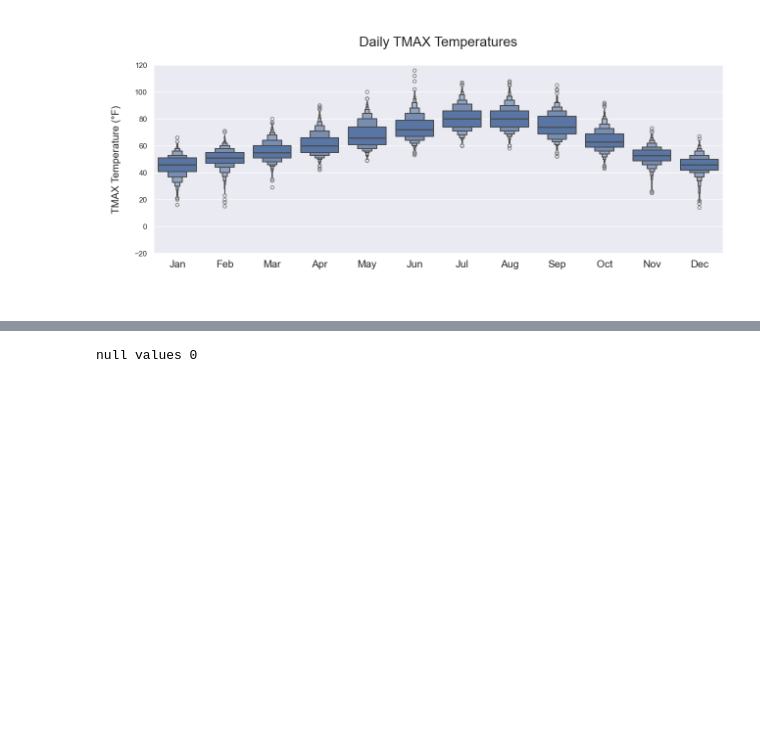
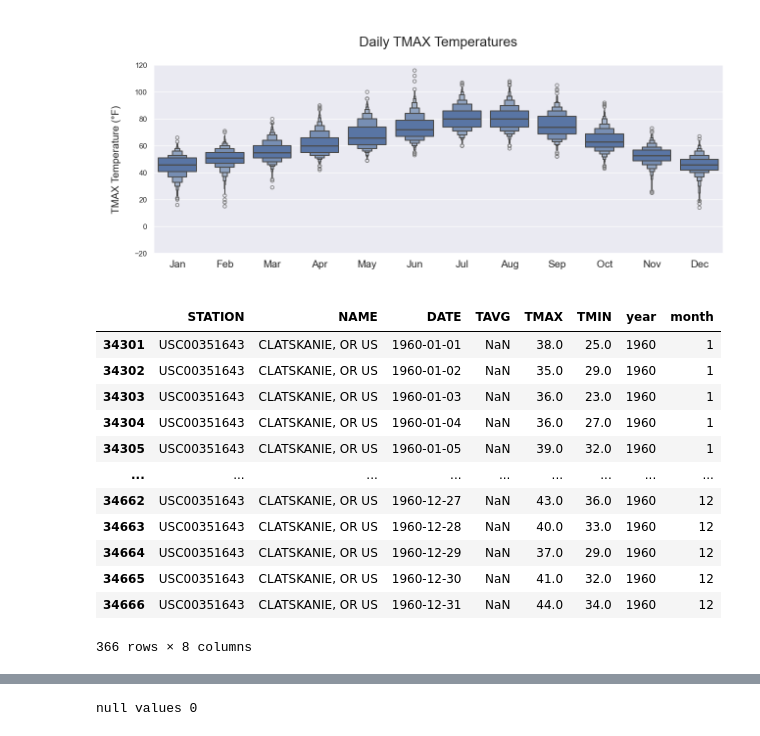
Before and after one commit to wpbSabi/weather_python, a Jupyter notebook: notebooks/compare_temperature.ipynb, the cells around one changed output, grey strips where cells are left out. Saved outputs shown, nothing was run; the diff lists cells and outputs as text; code cells hidden in the pictures; blank space fills up the shorter version.

```diff
--- a/notebooks/compare_temperature.ipynb
+++ b/notebooks/compare_temperature.ipynb
@@ -99,13 +99,4 @@ functions.plot_monthly_temp_plots(df1, metric='TMAX', ylim_low=-20, ylim_high=12
 functions.plot_monthly_temp_plots(df2, metric='TMAX', ylim_low=-20, ylim_high=120)
 # %% [output]
 [figure]
-# %% [markdown]
-<!-- <a id="usda_hardiness_zones"></a>
-
-## USDA Plant Hardiness Zones
-* A USDA hardiness zone is defined by the minimum annual temperature at a station, averaged over the last 30 years
-* For example, by this metric
-    * USDA Zone 8a falls within 10°F and 15°F
-    * USDA Zone 8b falls within 15°F and 20°F
-    * USDA Zone 9a falls within 20°F and 25°F -->
 # %%
@@ -134,3 +124,21 @@ df = df1.merge(df2,
           how='inner',
           suffixes=(df1_suffix, df2_suffix)
           ).drop(['STATION' + df1_suffix, 'STATION' + df2_suffix], axis=1)
+# %%
+df1.year.unique()
+a = df1[df1.year==1960]
+a
+# %% [output]
+|  | STATION | NAME | DATE | TAVG | TMAX | TMIN | year | month |
+| 34301 | USC00351643 | CLATSKANIE, OR US | 1960-01-01 | NaN | 38.0 | 25.0 | 1960 | 1 |
+| 34302 | USC00351643 | CLATSKANIE, OR US | 1960-01-02 | NaN | 35.0 | 29.0 | 1960 | 1 |
+| 34303 | USC00351643 | CLATSKANIE, OR US | 1960-01-03 | NaN | 36.0 | 23.0 | 1960 | 1 |
+| 34304 | USC00351643 | CLATSKANIE, OR US | 1960-01-04 | NaN | 36.0 | 27.0 | 1960 | 1 |
+| 34305 | USC00351643 | CLATSKANIE, OR US | 1960-01-05 | NaN | 39.0 | 32.0 | 1960 | 1 |
+| ... | ... | ... | ... | ... | ... | ... | ... | ... |
+| 34662 | USC00351643 | CLATSKANIE, OR US | 1960-12-27 | NaN | 43.0 | 36.0 | 1960 | 12 |
+| 34663 | USC00351643 | CLATSKANIE, OR US | 1960-12-28 | NaN | 40.0 | 33.0 | 1960 | 12 |
+| 34664 | USC00351643 | CLATSKANIE, OR US | 1960-12-29 | NaN | 37.0 | 29.0 | 1960 | 12 |
+| 34665 | USC00351643 | CLATSKANIE, OR US | 1960-12-30 | NaN | 41.0 | 32.0 | 1960 | 12 |
+| 34666 | USC00351643 | CLATSKANIE, OR US | 1960-12-31 | NaN | 44.0 | 34.0 | 1960 | 12 |
+366 rows × 8 columns
```
Also changed, not shown: parts of 6 cells of this notebook.
